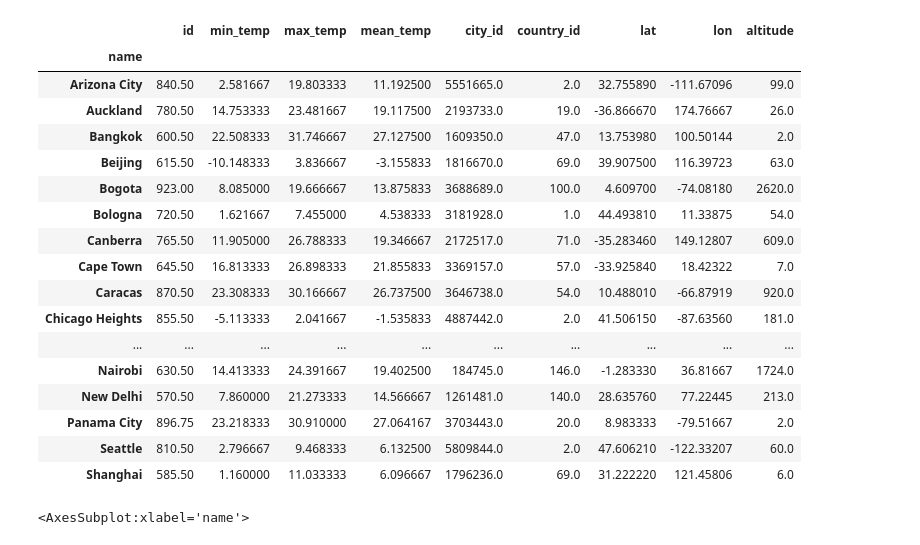
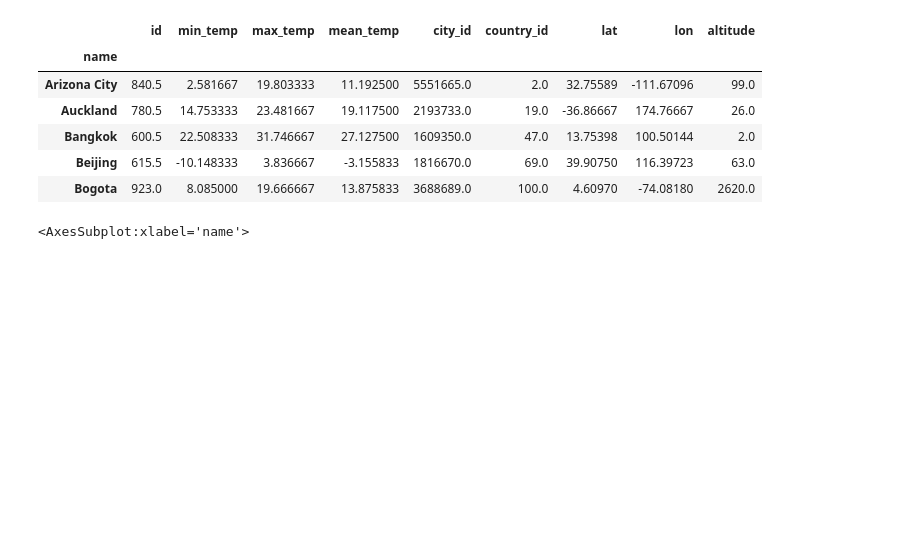
Before and after one commit to arindam31/CityWeatherAnalytics, a Jupyter notebook: Geo.ipynb, the cells around one changed output. Cells and saved outputs as stored; diff of their text form; code cells hidden in the pictures; blank space fills up the shorter version.

```diff
--- a/Geo.ipynb
+++ b/Geo.ipynb
@@ -42,26 +44,15 @@ m
 [interactive output not drawn]
 # %%
 df_mean_values_cities = df_weather.groupby('name').mean()
-df_mean_values_cities
+df_mean_values_cities.head()
 # %% [output]
 |  | id | min_temp | max_temp | mean_temp | city_id | country_id | lat | lon | altitude |
 | name |  |  |  |  |  |  |  |  |  |
-| Arizona City | 840.50 | 2.581667 | 19.803333 | 11.192500 | 5551665.0 | 2.0 | 32.755890 | -111.67096 | 99.0 |
-| Auckland | 780.50 | 14.753333 | 23.481667 | 19.117500 | 2193733.0 | 19.0 | -36.866670 | 174.76667 | 26.0 |
-| Bangkok | 600.50 | 22.508333 | 31.746667 | 27.127500 | 1609350.0 | 47.0 | 13.753980 | 100.50144 | 2.0 |
-| Beijing | 615.50 | -10.148333 | 3.836667 | -3.155833 | 1816670.0 | 69.0 | 39.907500 | 116.39723 | 63.0 |
-| Bogota | 923.00 | 8.085000 | 19.666667 | 13.875833 | 3688689.0 | 100.0 | 4.609700 | -74.08180 | 2620.0 |
-| Bologna | 720.50 | 1.621667 | 7.455000 | 4.538333 | 3181928.0 | 1.0 | 44.493810 | 11.33875 | 54.0 |
-| Canberra | 765.50 | 11.905000 | 26.788333 | 19.346667 | 2172517.0 | 71.0 | -35.283460 | 149.12807 | 609.0 |
-| Cape Town | 645.50 | 16.813333 | 26.898333 | 21.855833 | 3369157.0 | 57.0 | -33.925840 | 18.42322 | 7.0 |
-| Caracas | 870.50 | 23.308333 | 30.166667 | 26.737500 | 3646738.0 | 54.0 | 10.488010 | -66.87919 | 920.0 |
-| Chicago Heights | 855.50 | -5.113333 | 2.041667 | -1.535833 | 4887442.0 | 2.0 | 41.506150 | -87.63560 | 181.0 |
-| ... | ... | ... | ... | ... | ... | ... | ... | ... | ... |
-| Nairobi | 630.50 | 14.413333 | 24.391667 | 19.402500 | 184745.0 | 146.0 | -1.283330 | 36.81667 | 1724.0 |
-| New Delhi | 570.50 | 7.860000 | 21.273333 | 14.566667 | 1261481.0 | 140.0 | 28.635760 | 77.22445 | 213.0 |
-| Panama City | 896.75 | 23.218333 | 30.910000 | 27.064167 | 3703443.0 | 20.0 | 8.983333 | -79.51667 | 2.0 |
-| Seattle | 810.50 | 2.796667 | 9.468333 | 6.132500 | 5809844.0 | 2.0 | 47.606210 | -122.33207 | 60.0 |
-| Shanghai | 585.50 | 1.160000 | 11.033333 | 6.096667 | 1796236.0 | 69.0 | 31.222220 | 121.45806 | 6.0 |
+| Arizona City | 840.5 | 2.581667 | 19.803333 | 11.192500 | 5551665.0 | 2.0 | 32.75589 | -111.67096 | 99.0 |
+| Auckland | 780.5 | 14.753333 | 23.481667 | 19.117500 | 2193733.0 | 19.0 | -36.86667 | 174.76667 | 26.0 |
+| Bangkok | 600.5 | 22.508333 | 31.746667 | 27.127500 | 1609350.0 | 47.0 | 13.75398 | 100.50144 | 2.0 |
+| Beijing | 615.5 | -10.148333 | 3.836667 | -3.155833 | 1816670.0 | 69.0 | 39.90750 | 116.39723 | 63.0 |
+| Bogota | 923.0 | 8.085000 | 19.666667 | 13.875833 | 3688689.0 | 100.0 | 4.60970 | -74.08180 | 2620.0 |
 # %%
 df_mean_values_cities['mean_temp'].plot.bar()
 # %% [output]
```
Also changed, not shown: parts of 3 cells of this notebook, 1 other file.
